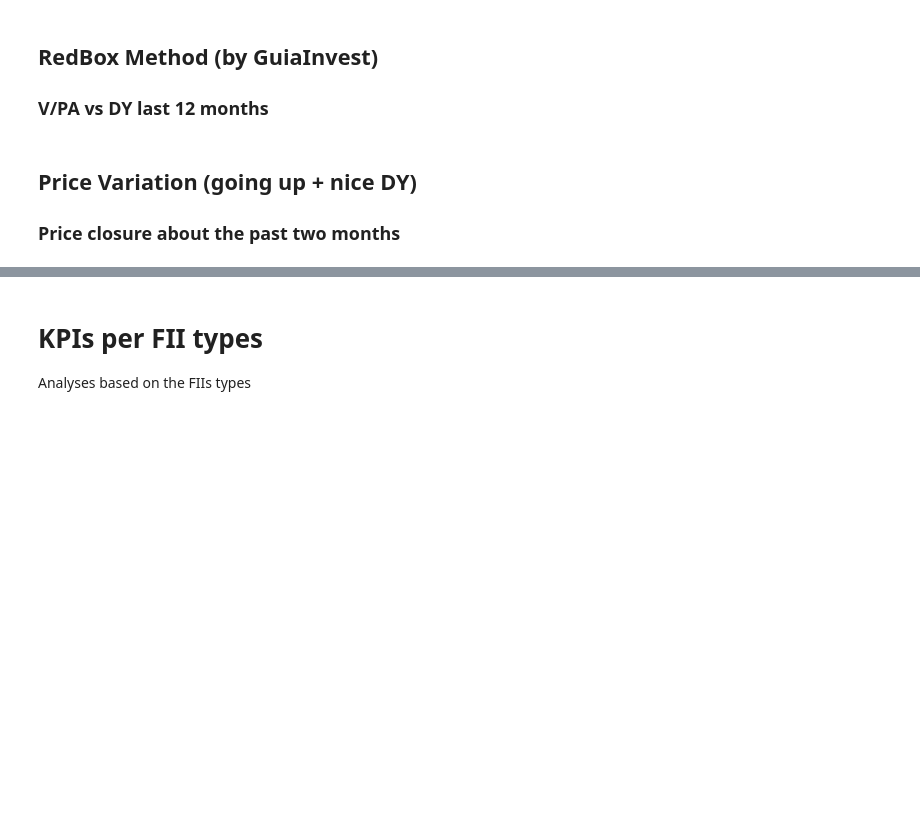
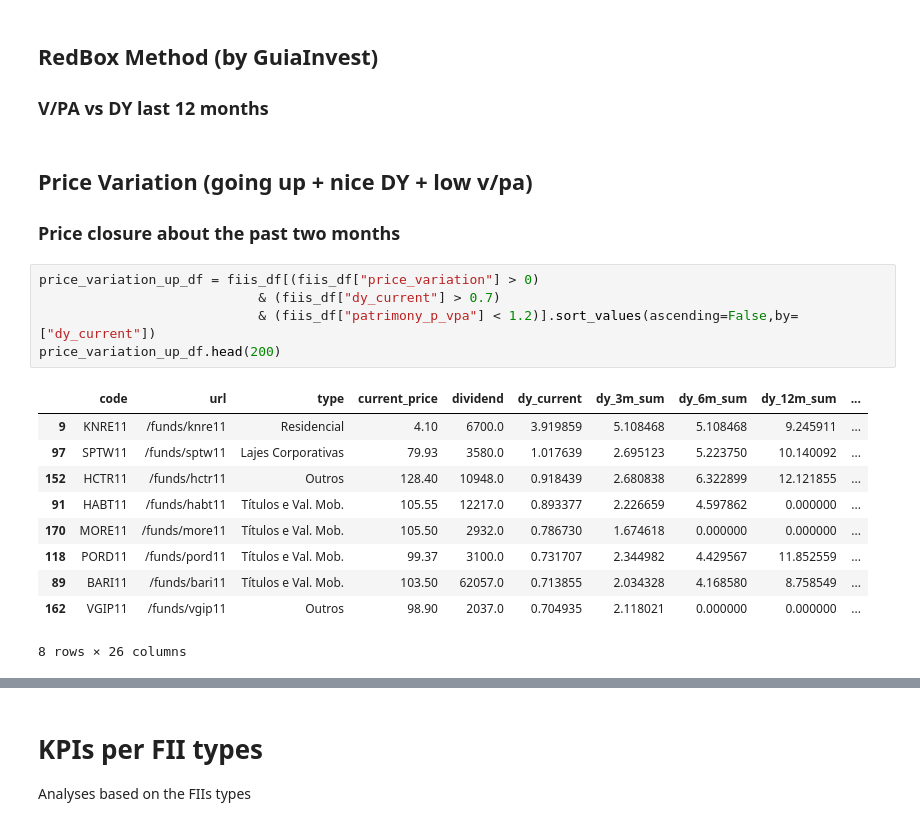
Before and after one commit to lmassaoy/monitor-fiis, a Jupyter notebook: data_analysis/devops/volume/notebooks/Monitor.ipynb, the cells around one changed output, grey strips where cells are left out. Cells and saved outputs as stored; diff of their text form; blank space fills up the shorter version.

```diff
--- a/data_analysis/devops/volume/notebooks/Monitor.ipynb
+++ b/data_analysis/devops/volume/notebooks/Monitor.ipynb
@@ -322,5 +420,21 @@ Observation of kpis poiting to high performaces FIIs
 ## RedBox Method (by GuiaInvest)
 ### V/PA vs DY last 12 months
 # %% [markdown]
-## Price Variation (going up + nice DY)
+## Price Variation (going up + nice DY + low v/pa)
 ### Price closure about the past two months
+# %%
+price_variation_up_df = fiis_df[(fiis_df["price_variation"] > 0)
+                            & (fiis_df["dy_current"] > 0.7)
+                            & (fiis_df["patrimony_p_vpa"] < 1.2)].sort_values(ascending=False,by=["dy_current"])
+price_variation_up_df.head(200)
+# %% [output]
+|  | code | url | type | current_price | dividend | dy_current | dy_3m_sum | dy_6m_sum | dy_12m_sum | ... |
+| 9 | KNRE11 | /funds/knre11 | Residencial | 4.10 | 6700.0 | 3.919859 | 5.108468 | 5.108468 | 9.245911 | ... |
+| 97 | SPTW11 | /funds/sptw11 | Lajes Corporativas | 79.93 | 3580.0 | 1.017639 | 2.695123 | 5.223750 | 10.140092 | ... |
+| 152 | HCTR11 | /funds/hctr11 | Outros | 128.40 | 10948.0 | 0.918439 | 2.680838 | 6.322899 | 12.121855 | ... |
+| 91 | HABT11 | /funds/habt11 | Títulos e Val. Mob. | 105.55 | 12217.0 | 0.893377 | 2.226659 | 4.597862 | 0.000000 | ... |
+| 170 | MORE11 | /funds/more11 | Títulos e Val. Mob. | 105.50 | 2932.0 | 0.786730 | 1.674618 | 0.000000 | 0.000000 | ... |
+| 118 | PORD11 | /funds/pord11 | Títulos e Val. Mob. | 99.37 | 3100.0 | 0.731707 | 2.344982 | 4.429567 | 11.852559 | ... |
+| 89 | BARI11 | /funds/bari11 | Títulos e Val. Mob. | 103.50 | 62057.0 | 0.713855 | 2.034328 | 4.168580 | 8.758549 | ... |
+| 162 | VGIP11 | /funds/vgip11 | Outros | 98.90 | 2037.0 | 0.704935 | 2.118021 | 0.000000 | 0.000000 | ... |
+8 rows × 26 columns
```
Also changed, not shown: parts of 10 cells of this notebook, 1 other file.
